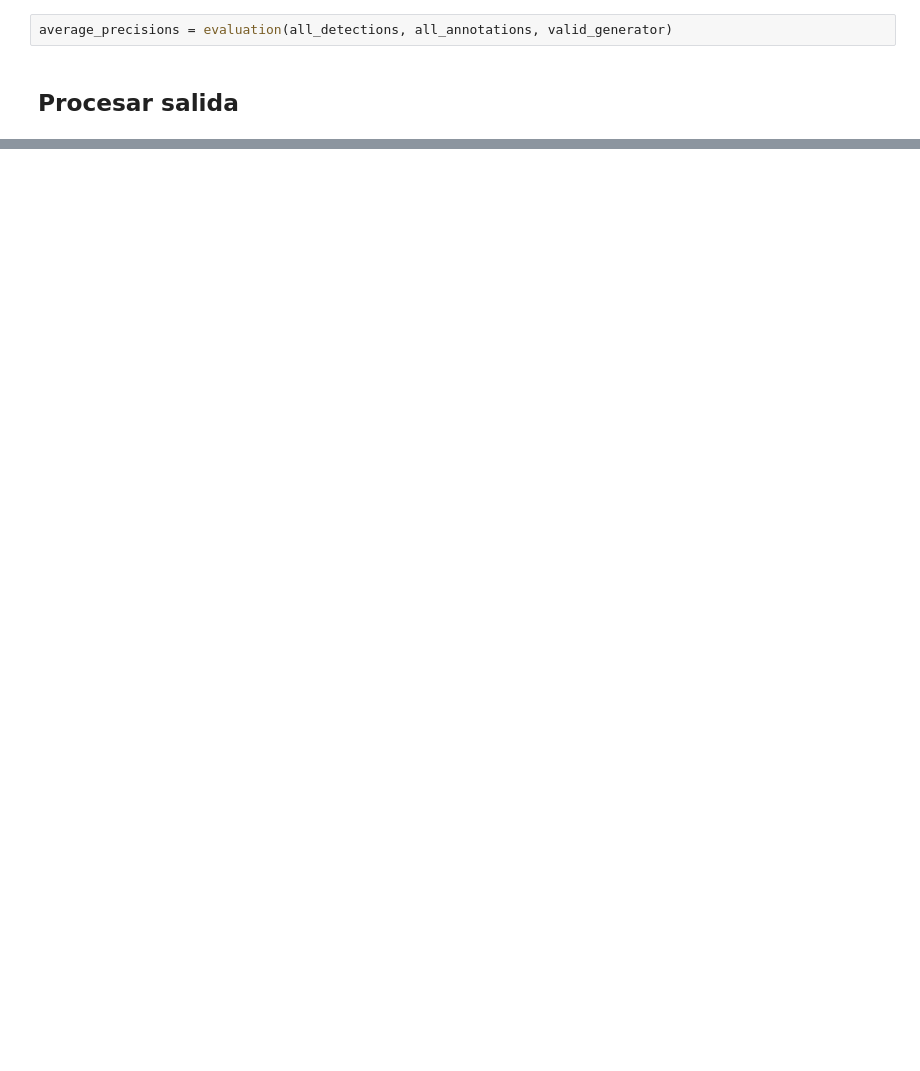
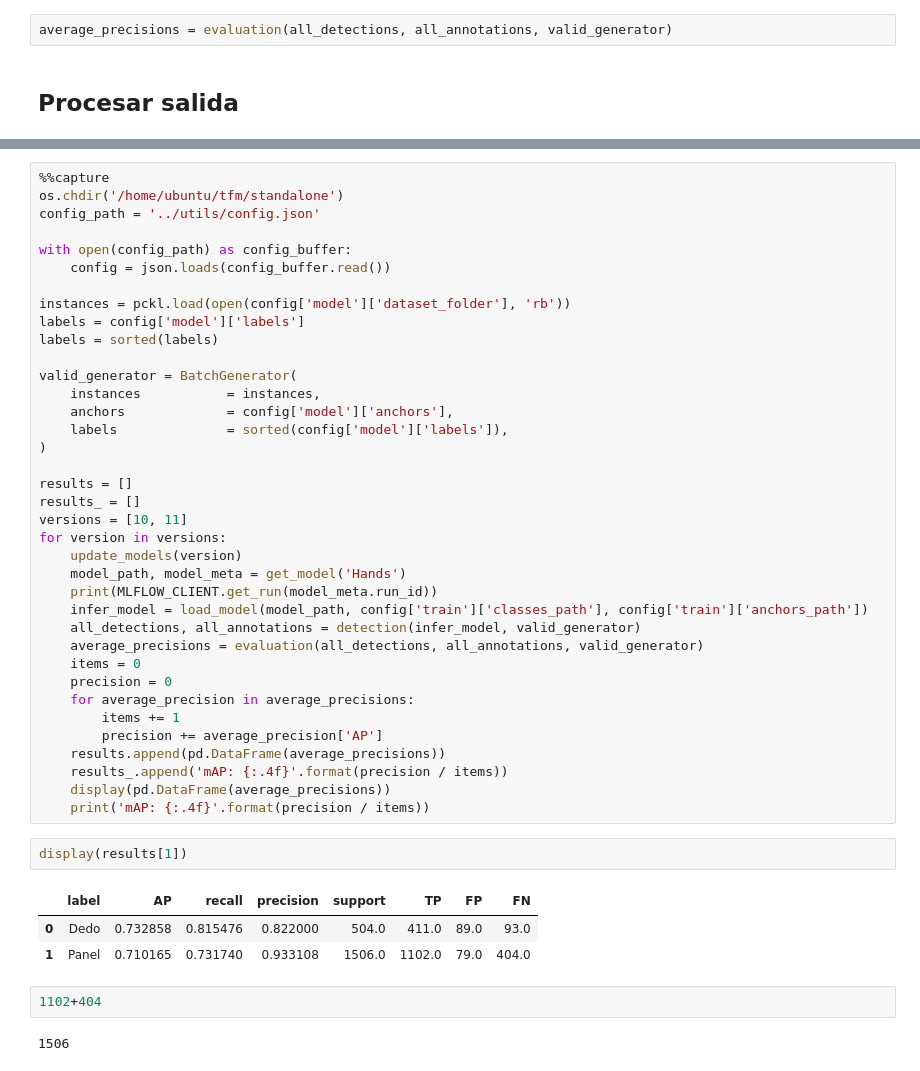
Before and after one commit to frburrue/tfm, a Jupyter notebook: Evaluation.ipynb, the cells around one changed output, grey strips where cells are left out. Saved outputs shown, nothing was run; the diff lists cells and outputs as text; blank space fills up the shorter version.

```diff
--- a/Evaluation.ipynb
+++ b/Evaluation.ipynb
@@ -398,0 +575,47 @@ mAP: 0.6899
+# %%
+%%capture
+os.chdir('/home/ubuntu/tfm/standalone')
+config_path = '../utils/config.json'
+
+with open(config_path) as config_buffer:
+    config = json.loads(config_buffer.read())
+
+instances = pckl.load(open(config['model']['dataset_folder'], 'rb'))
+labels = config['model']['labels']
+labels = sorted(labels)
+
+valid_generator = BatchGenerator(
+    instances           = instances,
+    anchors             = config['model']['anchors'],
+    labels              = sorted(config['model']['labels']),
+)
+
+results = []
+results_ = []
+versions = [10, 11]
+for version in versions:
+    update_models(version)
+    model_path, model_meta = get_model('Hands')
+    print(MLFLOW_CLIENT.get_run(model_meta.run_id))
+    infer_model = load_model(model_path, config['train']['classes_path'], config['train']['anchors_path'])
+    all_detections, all_annotations = detection(infer_model, valid_generator)
+    average_precisions = evaluation(all_detections, all_annotations, valid_generator)
+    items = 0
+    precision = 0
+    for average_precision in average_precisions:
+        items += 1
+        precision += average_precision['AP']
+    results.append(pd.DataFrame(average_precisions))
+    results_.append('mAP: {:.4f}'.format(precision / items))
+    display(pd.DataFrame(average_precisions))
+    print('mAP: {:.4f}'.format(precision / items))
+# %%
+display(results[1])
+# %% [output]
+|  | label | AP | recall | precision | support | TP | FP | FN |
+| 0 | Dedo | 0.732858 | 0.815476 | 0.822000 | 504.0 | 411.0 | 89.0 | 93.0 |
+| 1 | Panel | 0.710165 | 0.731740 | 0.933108 | 1506.0 | 1102.0 | 79.0 | 404.0 |
+# %%
+1102+404
+# %% [output]
+1506
```
Also changed, not shown: parts of 11 cells of this notebook, 5 other files.
